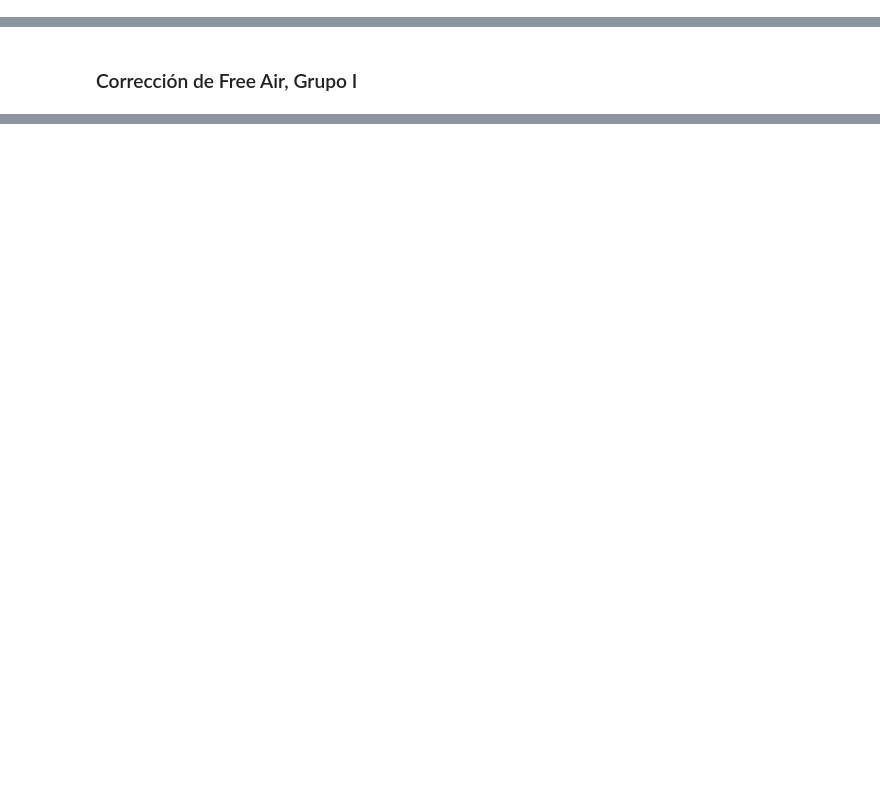
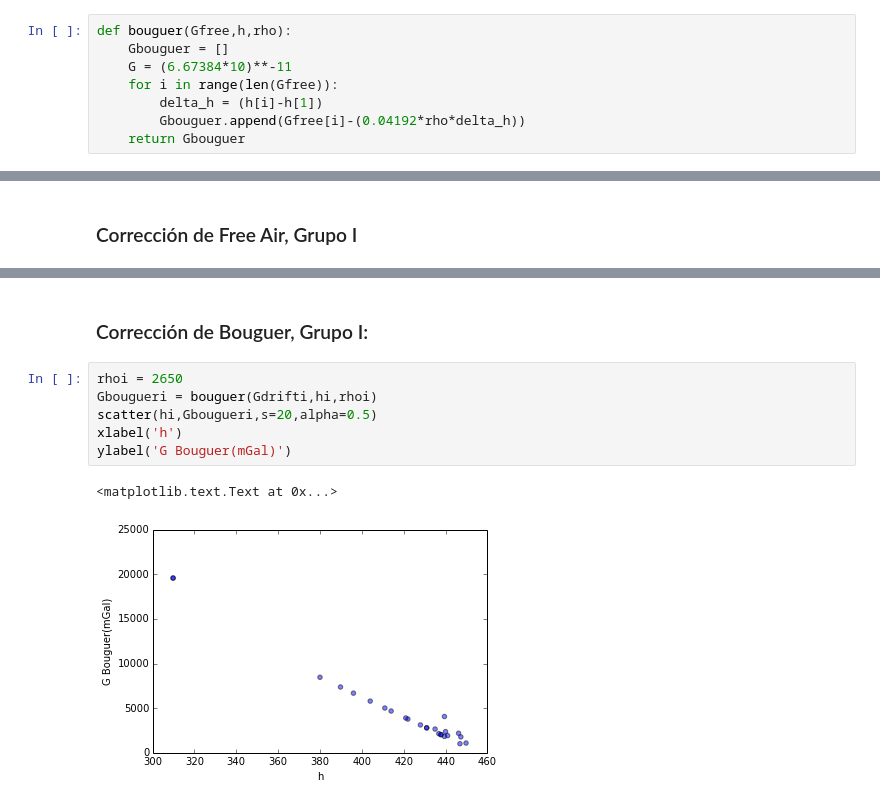
Before and after one commit to auracuervog/GeophysicsLab, a Jupyter notebook: Gravimetry/Gravimetry.ipynb, the cells around one changed output, grey strips where cells are left out. Cells and saved outputs as stored; diff of their text form; blank space fills up the shorter version.

```diff
--- a/Gravimetry/Gravimetry.ipynb
+++ b/Gravimetry/Gravimetry.ipynb
@@ -59,3 +61,11 @@ def freeair(Gdrift, h):
+# %%
+def bouguer(Gfree,h,rho):
+    Gbouguer = []
+    G = (6.67384*10)**-11
+    for i in range(len(Gfree)):
+        delta_h = (h[i]-h[1])
+        Gbouguer.append(Gfree[i]-(0.04192*rho*delta_h))
+    return Gbouguer
 # %% [markdown]
 ### Corrección de deriva, Grupo E
 # %%
@@ -102,0 +113,11 @@ plt.ylabel("Gfree air")
+# %% [markdown]
+### Corrección de Bouguer, Grupo I:
+# %%
+rhoi = 2650
+Gbougueri = bouguer(Gdrifti,hi,rhoi)
+scatter(hi,Gbougueri,s=20,alpha=0.5)
+xlabel('h')
+ylabel('G Bouguer(mGal)')
+# %% [output]
+<matplotlib.text.Text at 0x...>
+[figure, added]
```
Also changed, not shown: parts of 17 cells of this notebook, 4 other files.
